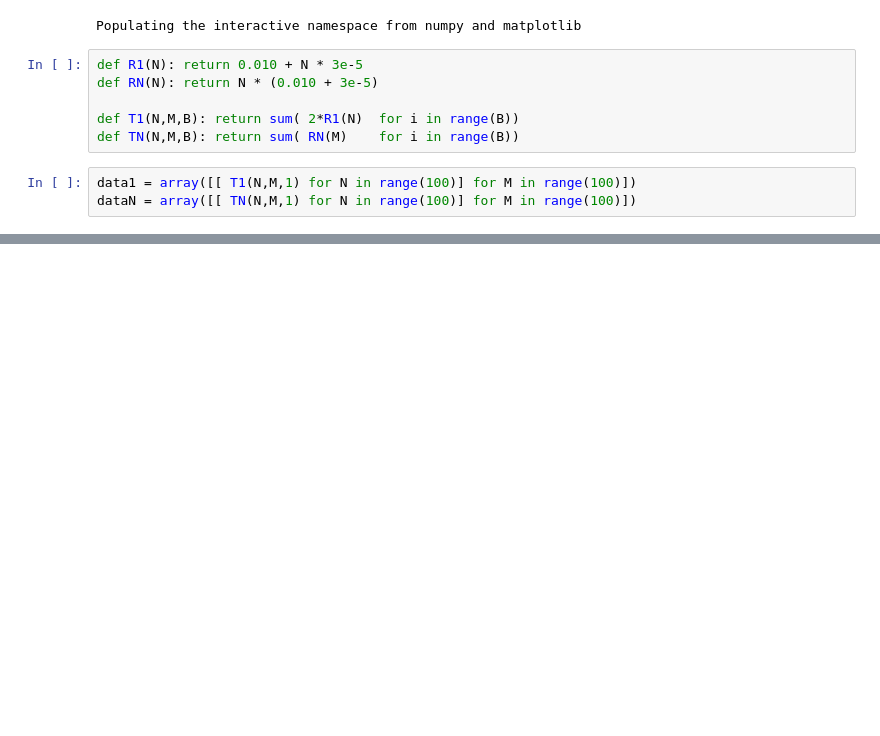
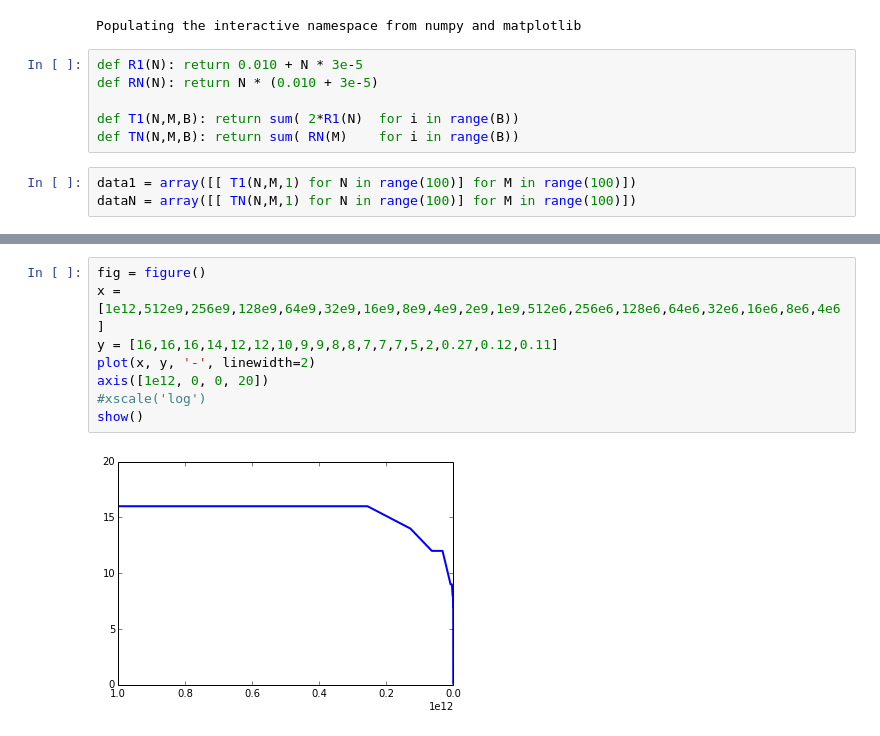
Before and after one commit to arekbulski/Cameleonica, a Jupyter notebook: scripts/plots.ipynb, the cells around one changed output, grey strips where cells are left out. Cells and saved outputs as stored; diff of their text form; blank space fills up the shorter version.

Commit message:
Measurements: C# code was significantly updated, Py code written identically, logs from both saved, notebook with plots updated with logs data

```diff
--- a/scripts/inode total times.ipynb
+++ b/scripts/plots.ipynb
@@ -31,2 +28,12 @@ p.show()
 # %% [output]
 [figure]
+# %%
+fig = figure()
+x = [1e12,512e9,256e9,128e9,64e9,32e9,16e9,8e9,4e9,2e9,1e9,512e6,256e6,128e6,64e6,32e6,16e6,8e6,4e6]
+y = [16,16,16,14,12,12,10,9,9,8,8,7,7,7,5,2,0.27,0.12,0.11]
+plot(x, y, '-', linewidth=2)
+axis([1e12, 0, 0, 20])
+#xscale('log')
+show()
+# %% [output]
+[figure, added]
```
Also changed, not shown: parts of 3 cells of this notebook, 5 other files.
